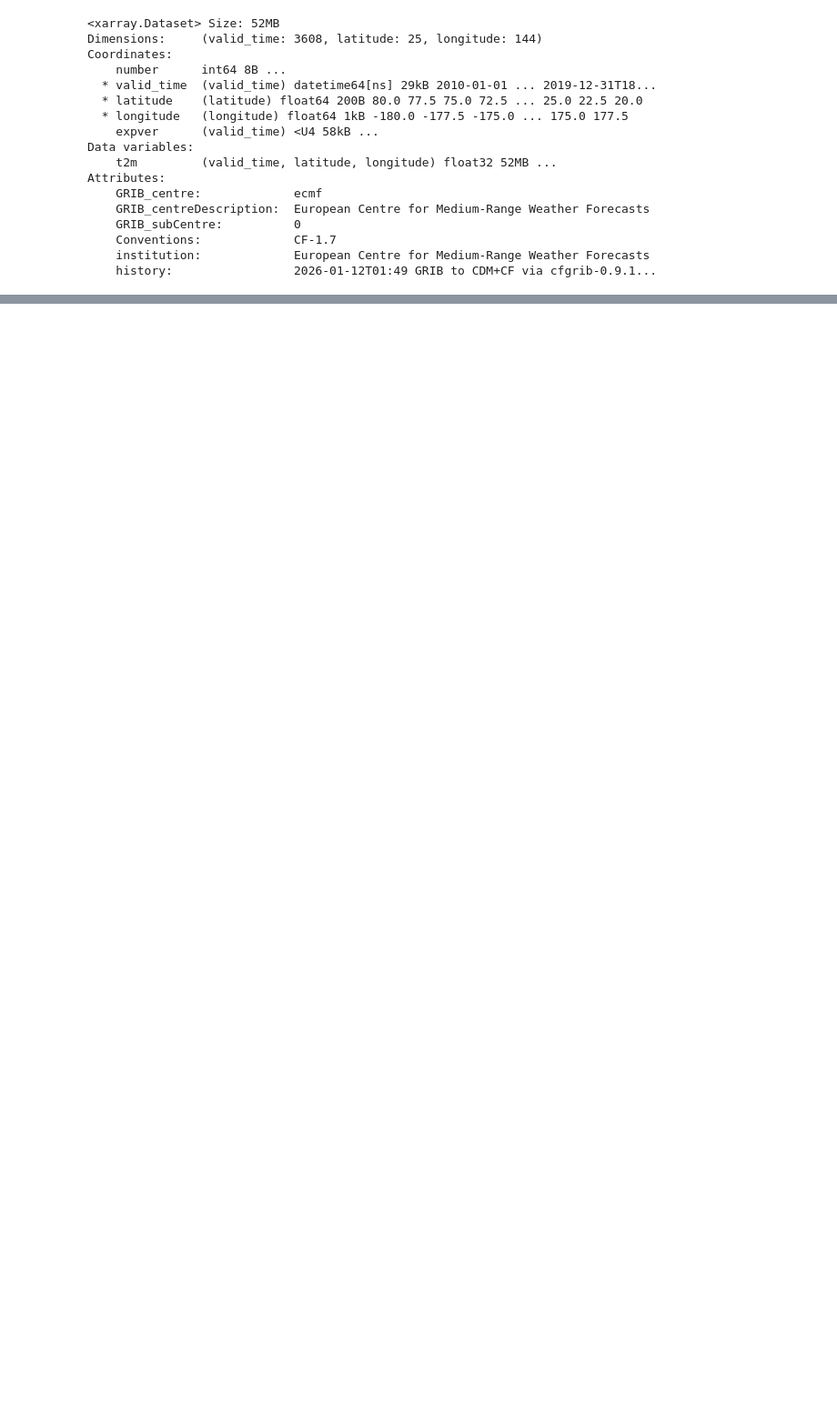
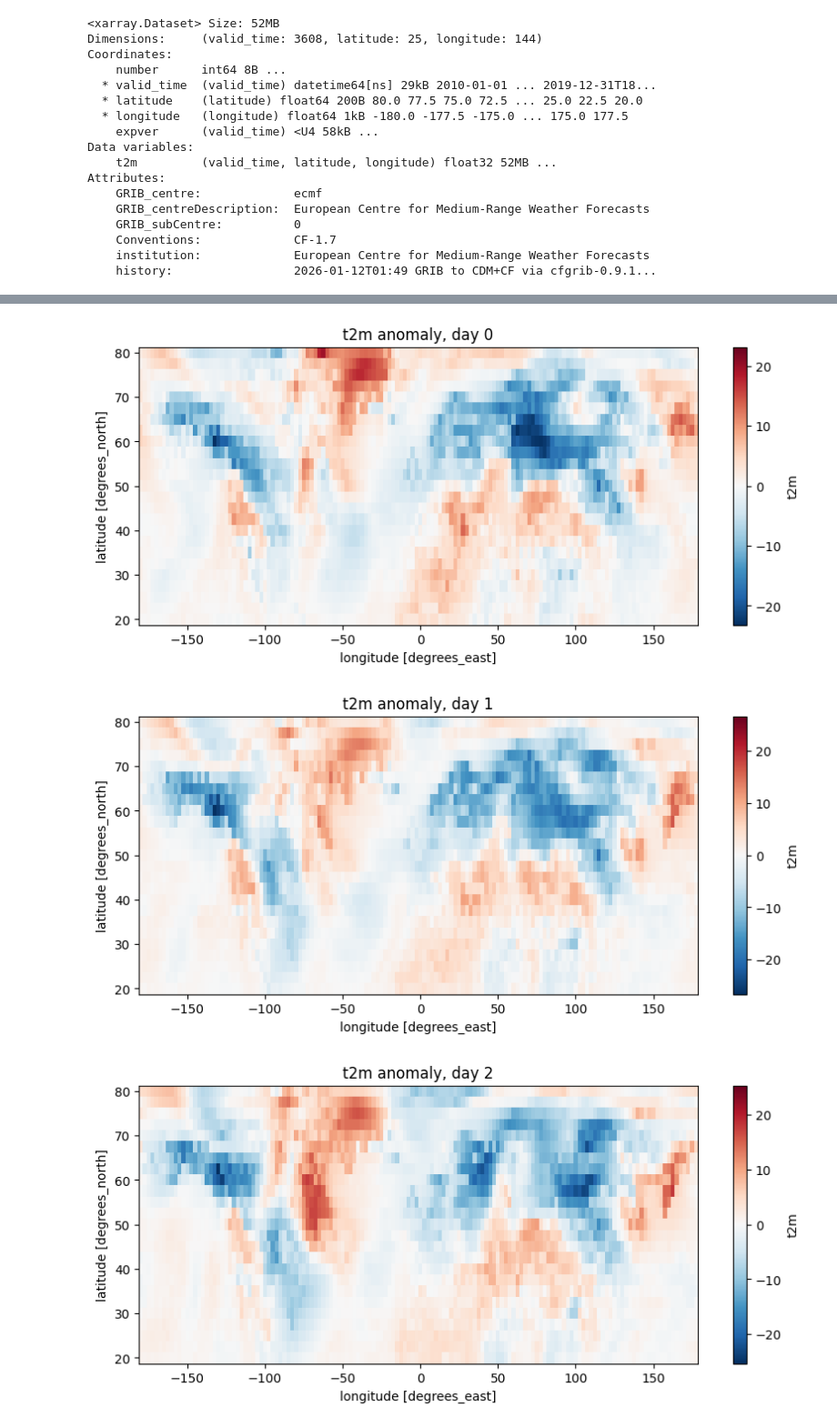
Before and after one commit to zhuoyl03/CNN-Based-Predictability-of-Extreme-Weather, a Jupyter notebook: notebook/eda.ipynb, the cells around one changed output, grey strips where cells are left out. Shown at 91% size. Drawn from its saved outputs; the diff is of its cells as text; code cells hidden in the pictures; blank space fills up the shorter version.

```diff
--- a/notebook/eda.ipynb
+++ b/notebook/eda.ipynb
@@ -49,17 +49,13 @@ z500_daily = (
     / 9.81
 )
 
-# rename for convenience
-z500_daily = z500_daily.rename({"valid_time": "time"})
 
 # climatology
-clim = z500_daily.groupby("time.dayofyear").mean("time")
+clim = z500_daily.groupby("valid_time.dayofyear").mean("valid_time")
 
 # anomaly
-z500_anom = z500_daily.groupby("time.dayofyear") - clim
-
-
-da = z500_anom.isel(time=0)
+z500_anom = z500_daily.groupby("valid_time.dayofyear") - clim
+da = z500_anom.isel(valid_time=0)
 
 plt.figure(figsize=(10,4))
 da.plot(cmap="RdBu_r")
@@ -70,7 +66,7 @@ plt.show()
 # %%
 for i in range(3):
     plt.figure(figsize=(10,4))
-    z500_anom.isel(time=i).plot(
+    z500_anom.isel(valid_time=i).plot(
         cmap="RdBu_r"
     )
     plt.title(f"Z500 anomaly, day {i}")
@@ -102,0 +131,12 @@ Attributes:
+# %%
+for i in range(3):
+    plt.figure(figsize=(10,4))
+    t2m_anom.isel(valid_time=i).plot(
+        cmap="RdBu_r"
+    )
+    plt.title(f"t2m anomaly, day {i}")
+    plt.show()
+# %% [output]
+[figure, added]
+[figure, added]
+[figure, added]
```
Also changed, not shown: parts of 2 cells of this notebook, 3 other files.
